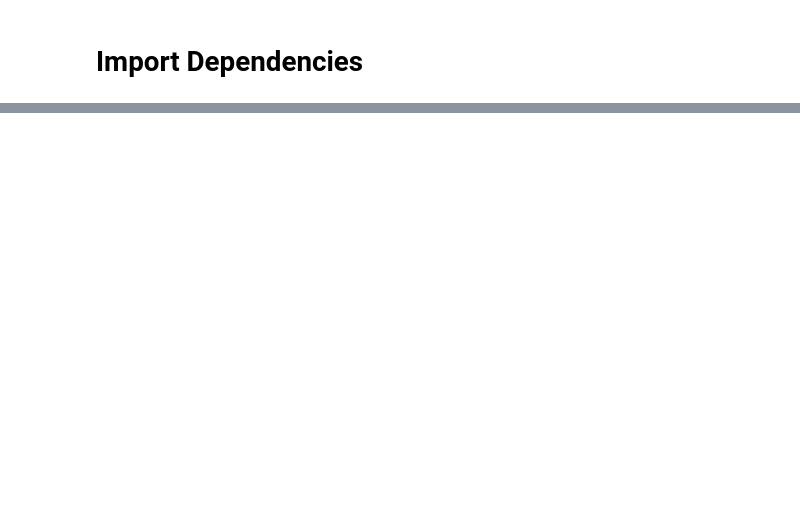
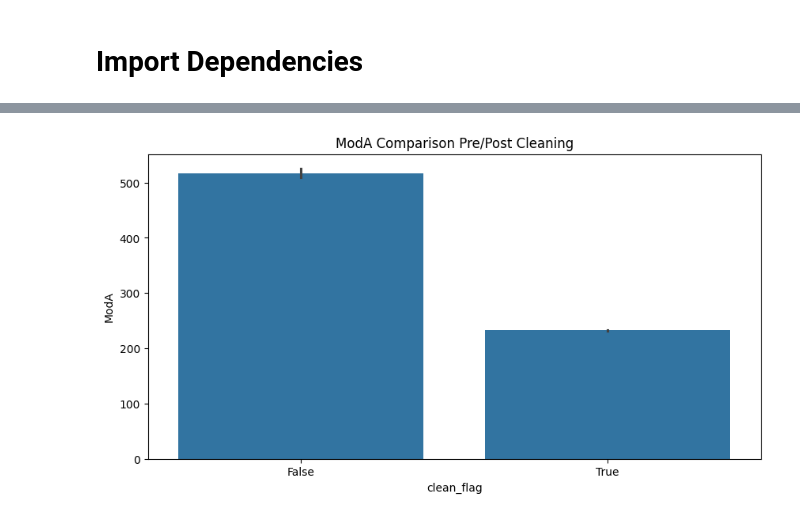
Before and after one commit to gworku/solar-challenge-week1, a Jupyter notebook: notebooks/benin-malanville copy.ipynb, the cells around one changed output, grey strips where cells are left out. Saved outputs shown, nothing was run; the diff lists cells and outputs as text; code cells hidden in the pictures; blank space fills up the shorter version.

```diff
--- a/notebooks/benin-malanville copy.ipynb
+++ b/notebooks/benin-malanville copy.ipynb
@@ -42,0 +11,10 @@ Error loading togo data: [Errno 2] No such file or directory: 'src/togo-dapaong_
+# %%
+# Load the dataset
+import pandas as pd
+import os
+
+# Go up one level from notebooks/ and into src/
+csv_path = os.path.join('..', 'src', 'benin-malanville.csv')
+
+# Read the CSV
+df = pd.read_csv(csv_path)
@@ -42,0 +117,8 @@ Error loading togo data: [Errno 2] No such file or directory: 'src/togo-dapaong_
+# %%
+# 4. Cleaning Impact
+plt.figure(figsize=(10,5))
+sns.barplot(data=df, x='clean_flag', y='ModA')
+plt.title('ModA Comparison Pre/Post Cleaning')
+plt.show()
+# %% [output]
+[figure, added]
```
Also changed, not shown: parts of 12 cells of this notebook.
